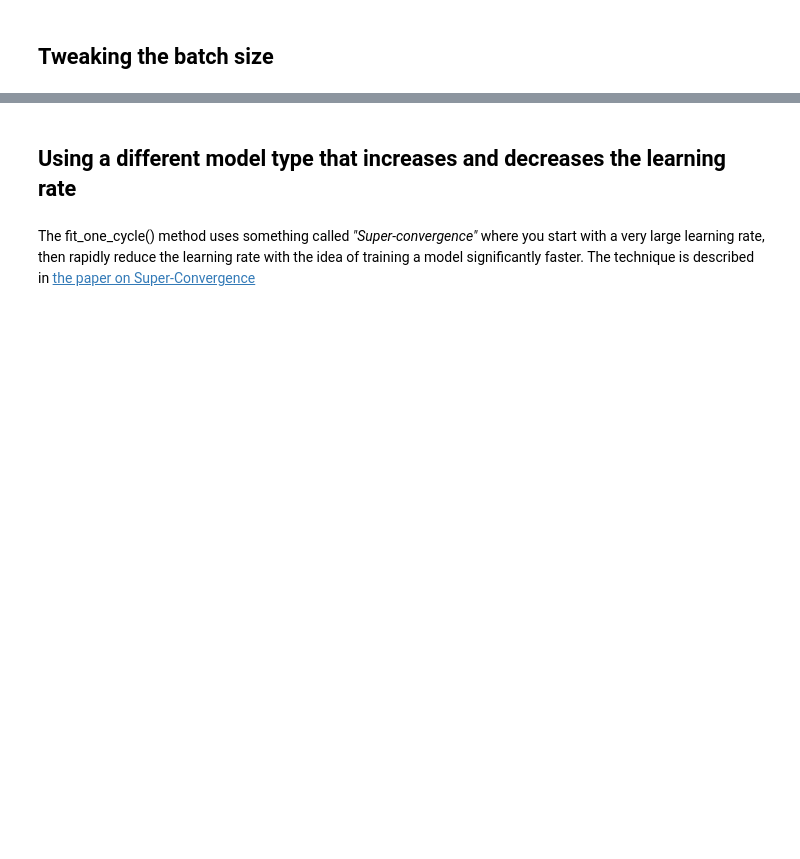
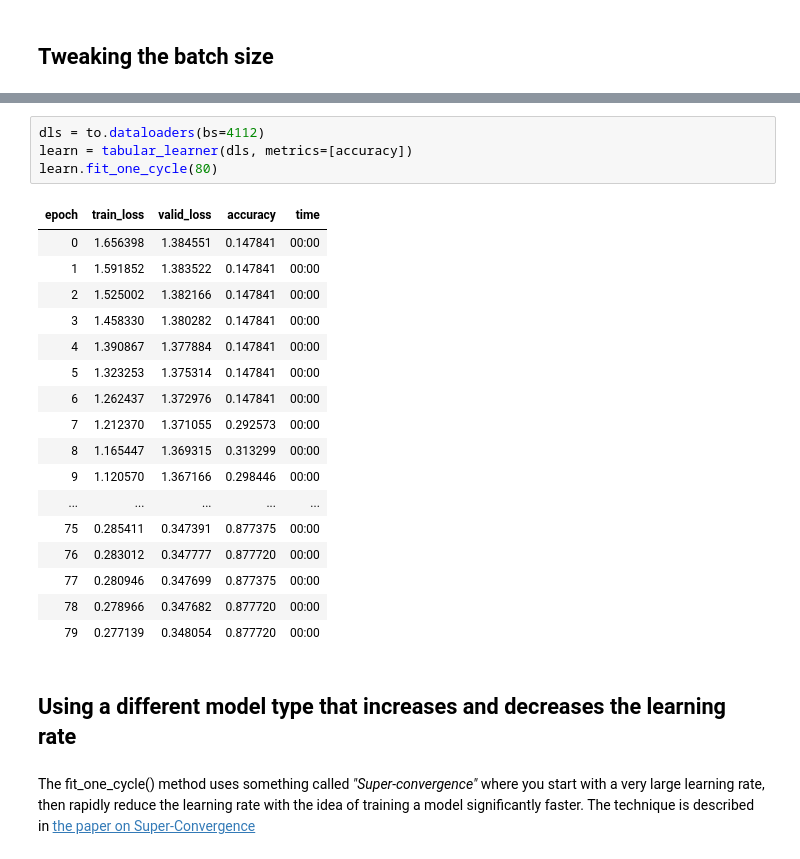
Before and after one commit to carlvh-wimmy/ahri_practicals, a Jupyter notebook: verbal_autopsy_nn/neural_net.ipynb, the cells around one changed output, grey strips where cells are left out. Cells and saved outputs as stored; diff of their text form; blank space fills up the shorter version.

```diff
--- a/verbal_autopsy_nn/neural_net.ipynb
+++ b/verbal_autopsy_nn/neural_net.ipynb
@@ -226,3 +278,25 @@ learn.fit(20, lr=0.05)
+# %%
+dls = to.dataloaders(bs=4112)
+learn = tabular_learner(dls, metrics=[accuracy])
+learn.fit_one_cycle(80)
+# %% [output]
+| epoch | train_loss | valid_loss | accuracy | time |
+| 0 | 1.656398 | 1.384551 | 0.147841 | 00:00 |
+| 1 | 1.591852 | 1.383522 | 0.147841 | 00:00 |
+| 2 | 1.525002 | 1.382166 | 0.147841 | 00:00 |
+| 3 | 1.458330 | 1.380282 | 0.147841 | 00:00 |
+| 4 | 1.390867 | 1.377884 | 0.147841 | 00:00 |
+| 5 | 1.323253 | 1.375314 | 0.147841 | 00:00 |
+| 6 | 1.262437 | 1.372976 | 0.147841 | 00:00 |
+| 7 | 1.212370 | 1.371055 | 0.292573 | 00:00 |
+| 8 | 1.165447 | 1.369315 | 0.313299 | 00:00 |
+| 9 | 1.120570 | 1.367166 | 0.298446 | 00:00 |
+| ... | ... | ... | ... | ... |
+| 75 | 0.285411 | 0.347391 | 0.877375 | 00:00 |
+| 76 | 0.283012 | 0.347777 | 0.877720 | 00:00 |
+| 77 | 0.280946 | 0.347699 | 0.877375 | 00:00 |
+| 78 | 0.278966 | 0.347682 | 0.877720 | 00:00 |
+| 79 | 0.277139 | 0.348054 | 0.877720 | 00:00 |
 # %% [markdown]
 ## Using a different model type that increases and decreases the learning rate
 # %% [markdown]
```
Also changed, not shown: parts of 28 cells of this notebook.
